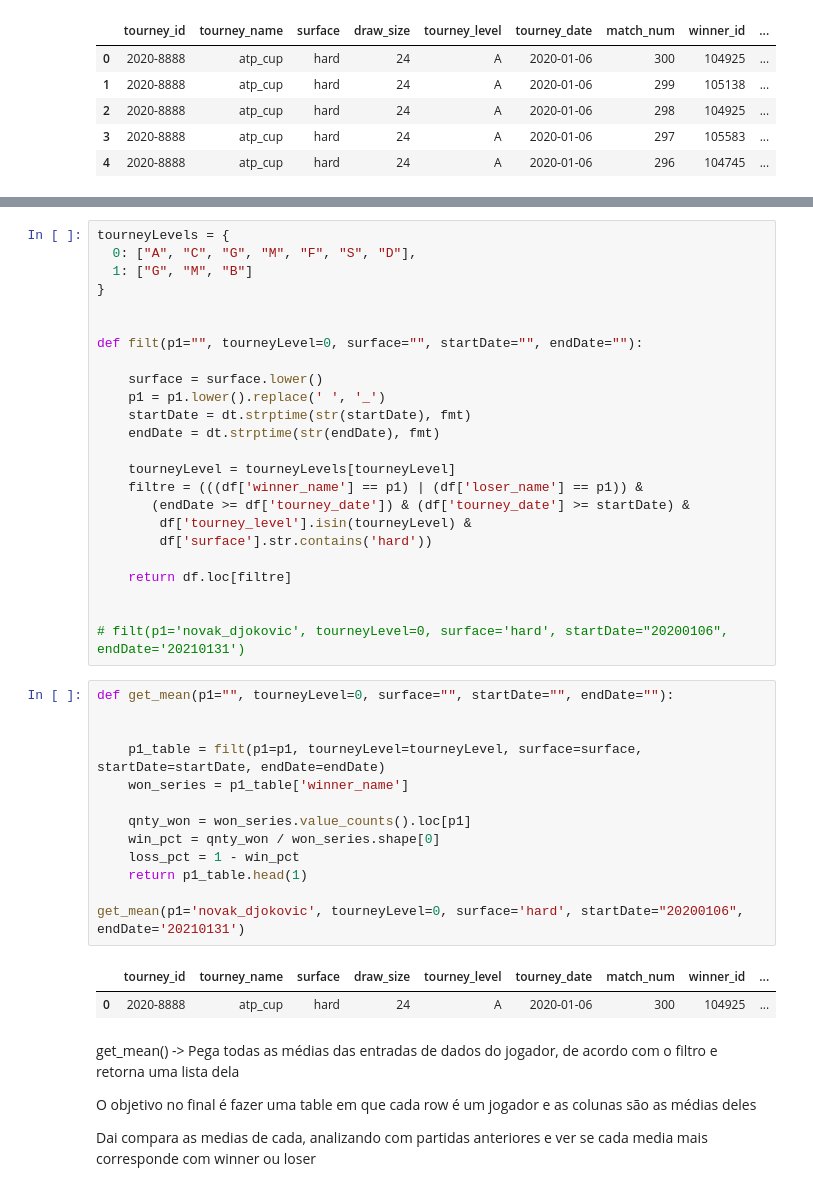
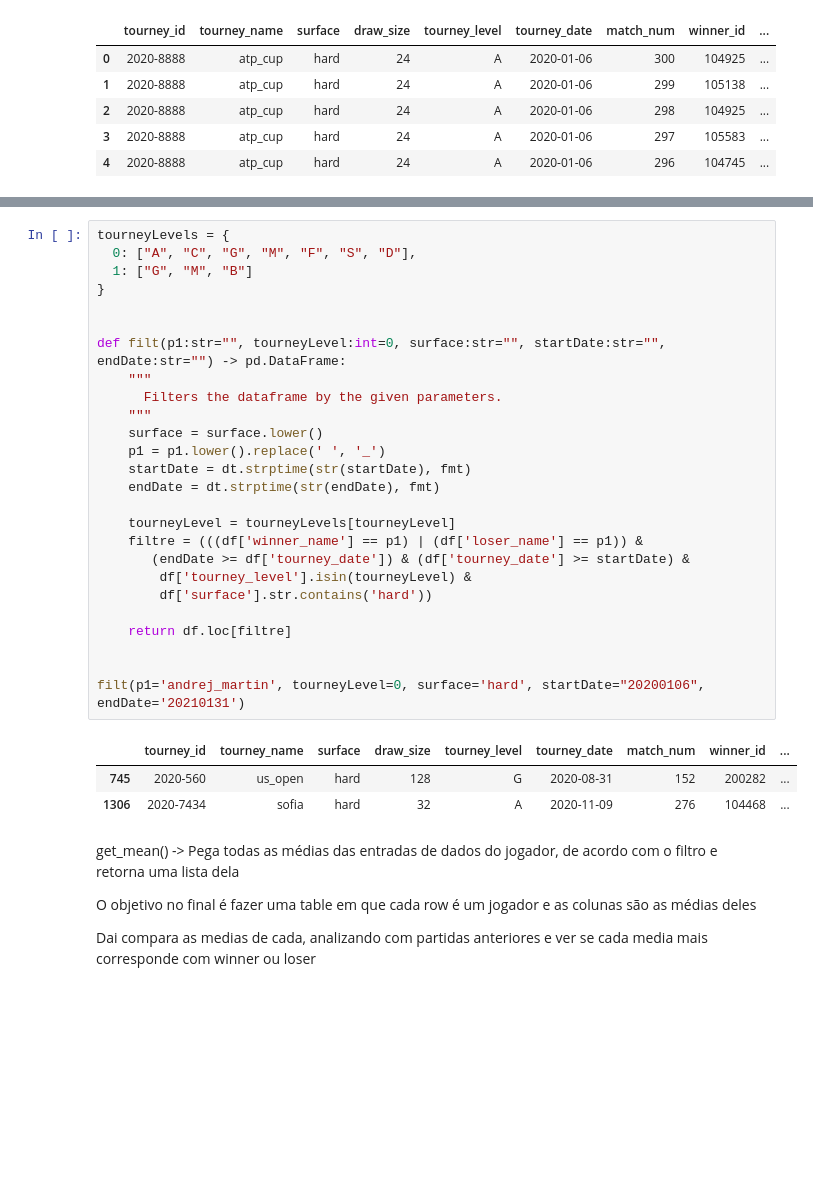
Before and after one commit to RuanGallio/TennisAnalysis, a Jupyter notebook: main.ipynb, the cells around one changed output, grey strips where cells are left out. Saved outputs shown, nothing was run; the diff lists cells and outputs as text; blank space fills up the shorter version.

```diff
--- a/main.ipynb
+++ b/main.ipynb
@@ -27,43 +40,33 @@ df.head(5)
 # %%
 tourneyLevels = {
   0: ["A", "C", "G", "M", "F", "S", "D"],
   1: ["G", "M", "B"]
 }
 
 
-def filt(p1="", tourneyLevel=0, surface="", startDate="", endDate=""):
-
+def filt(p1:str="", tourneyLevel:int=0, surface:str="", startDate:str="", endDate:str="") -> pd.DataFrame:
+    """
+      Filters the dataframe by the given parameters.
+    """
     surface = surface.lower()
     p1 = p1.lower().replace(' ', '_')
     startDate = dt.strptime(str(startDate), fmt)
     endDate = dt.strptime(str(endDate), fmt)
 
     tourneyLevel = tourneyLevels[tourneyLevel]
     filtre = (((df['winner_name'] == p1) | (df['loser_name'] == p1)) &
        (endDate >= df['tourney_date']) & (df['tourney_date'] >= startDate) &
         df['tourney_level'].isin(tourneyLevel) &
         df['surface'].str.contains('hard'))
 
     return df.loc[filtre]
 
 
-# filt(p1='novak_djokovic', tourneyLevel=0, surface='hard', startDate="20200106", endDate='20210131')
+filt(p1='andrej_martin', tourneyLevel=0, surface='hard', startDate="20200106", endDate='20210131')
+# %% [output]
+|  | tourney_id | tourney_name | surface | draw_size | tourney_level | tourney_date | match_num | winner_id | ... |
+| 745 | 2020-560 | us_open | hard | 128 | G | 2020-08-31 | 152 | 200282 | ... |
+| 1306 | 2020-7434 | sofia | hard | 32 | A | 2020-11-09 | 276 | 104468 | ... |
-# %%
-def get_mean(p1="", tourneyLevel=0, surface="", startDate="", endDate=""):
-
-
-    p1_table = filt(p1=p1, tourneyLevel=tourneyLevel, surface=surface, startDate=startDate, endDate=endDate)
-    won_series = p1_table['winner_name']
-
-    qnty_won = won_series.value_counts().loc[p1]
-    win_pct = qnty_won / won_series.shape[0]
-    loss_pct = 1 - win_pct
-    return p1_table.head(1)
-
-get_mean(p1='novak_djokovic', tourneyLevel=0, surface='hard', startDate="20200106", endDate='20210131')
-# %% [output]
-|  | tourney_id | tourney_name | surface | draw_size | tourney_level | tourney_date | match_num | winner_id | ... |
-| 0 | 2020-8888 | atp_cup | hard | 24 | A | 2020-01-06 | 300 | 104925 | ... |
 # %% [markdown]
 get_mean() -> Pega todas as médias das entradas de dados do jogador, de acordo com o filtro e retorna uma lista dela
 
```
Also changed, not shown: parts of 3 cells of this notebook.
